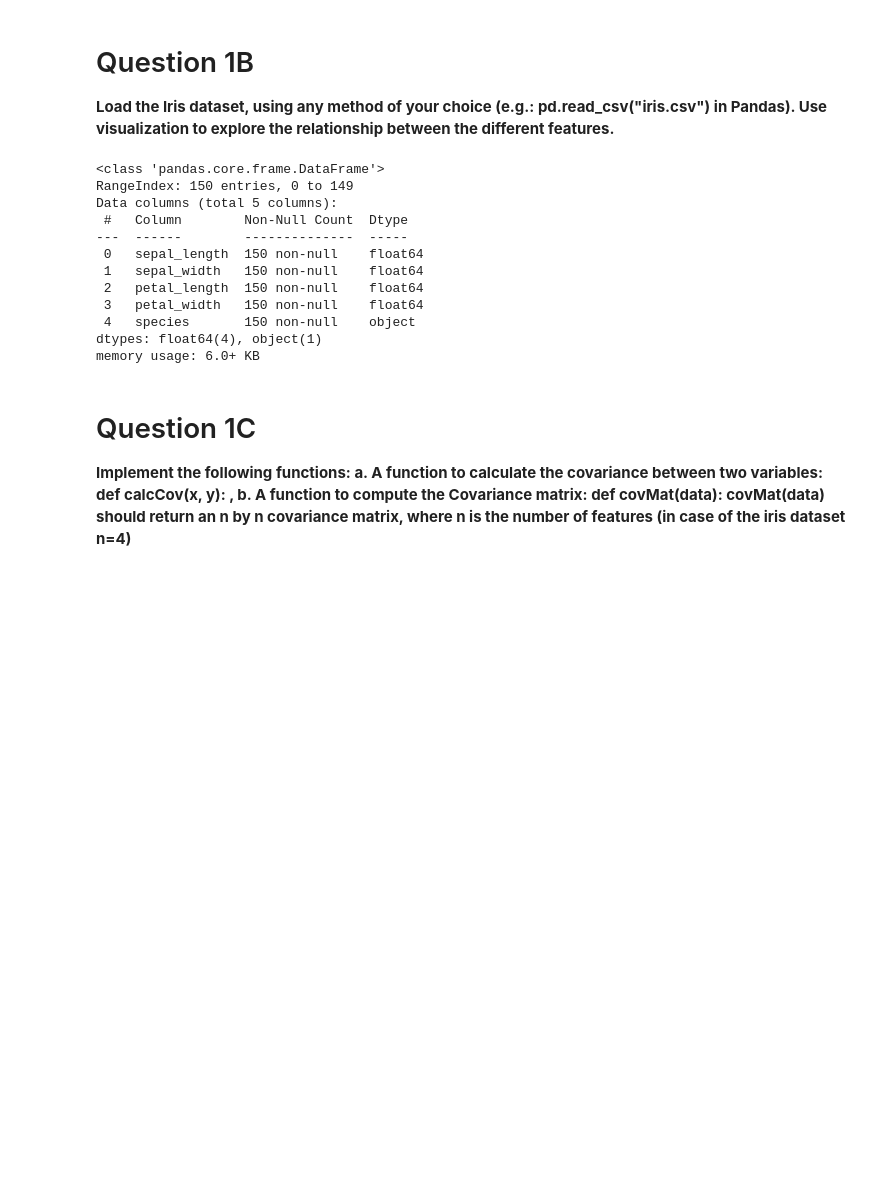
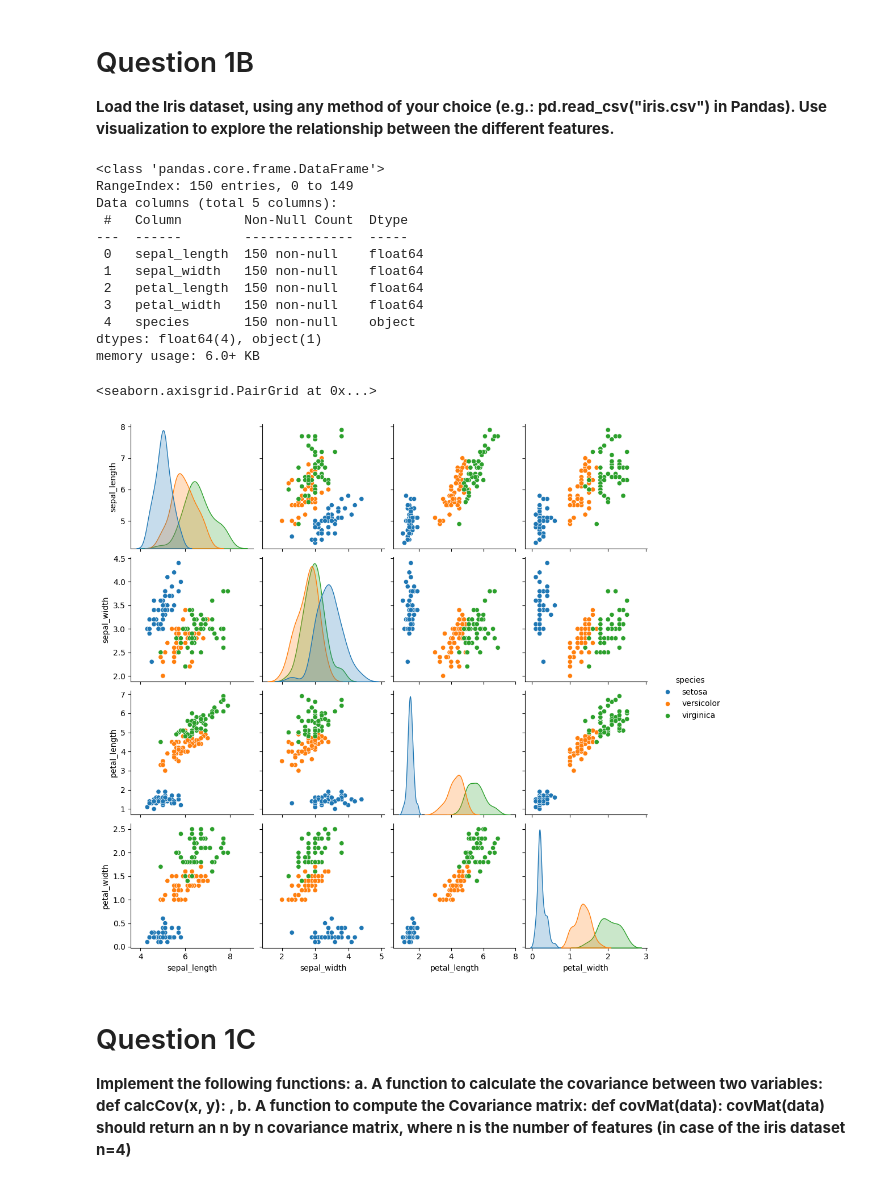
Before and after one commit to lphexter/mini_project1_BIU, a Jupyter notebook: Hexter_Project1.ipynb, the cells around one changed output. Saved outputs shown, nothing was run; the diff lists cells and outputs as text; code cells hidden in the pictures; blank space fills up the shorter version.

Commit message:
add more visuals to 1

```diff
--- a/Hexter_Project1.ipynb
+++ b/Hexter_Project1.ipynb
@@ -24,21 +24,27 @@ Use visualization to explore the relationship between the different features.**
 # %%
 import seaborn as sns
 import matplotlib.pyplot as plt
+import plotly.express as px
 
 # Question 1B - load the iris dataset
 iris_df = sns.load_dataset("iris")
 iris_df.describe()
 iris_df.info()
+
+# pairplot to see how each pair of features relates to each other, per species
+sns.pairplot(iris_df, hue="species", height=2.5)
 # %% [output]
 <class 'pandas.core.frame.DataFrame'>
 RangeIndex: 150 entries, 0 to 149
 Data columns (total 5 columns):
  #   Column        Non-Null Count  Dtype
 ---  ------        --------------  -----
  0   sepal_length  150 non-null    float64
  1   sepal_width   150 non-null    float64
  2   petal_length  150 non-null    float64
  3   petal_width   150 non-null    float64
  4   species       150 non-null    object
 dtypes: float64(4), object(1)
 memory usage: 6.0+ KB
+<seaborn.axisgrid.PairGrid at 0x...>
+[figure, added]
```
Also changed, not shown: parts of 1 cell of this notebook.
